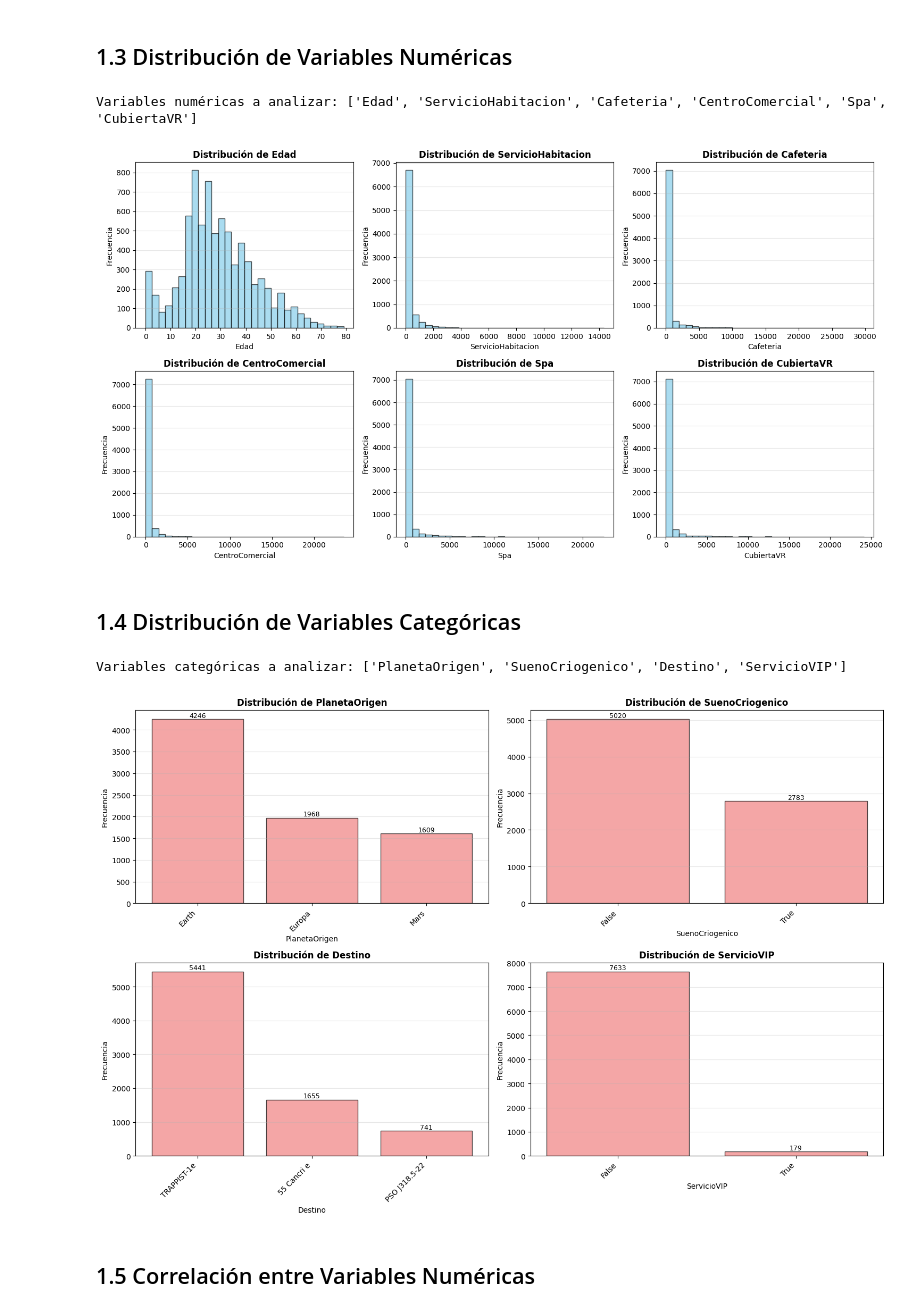
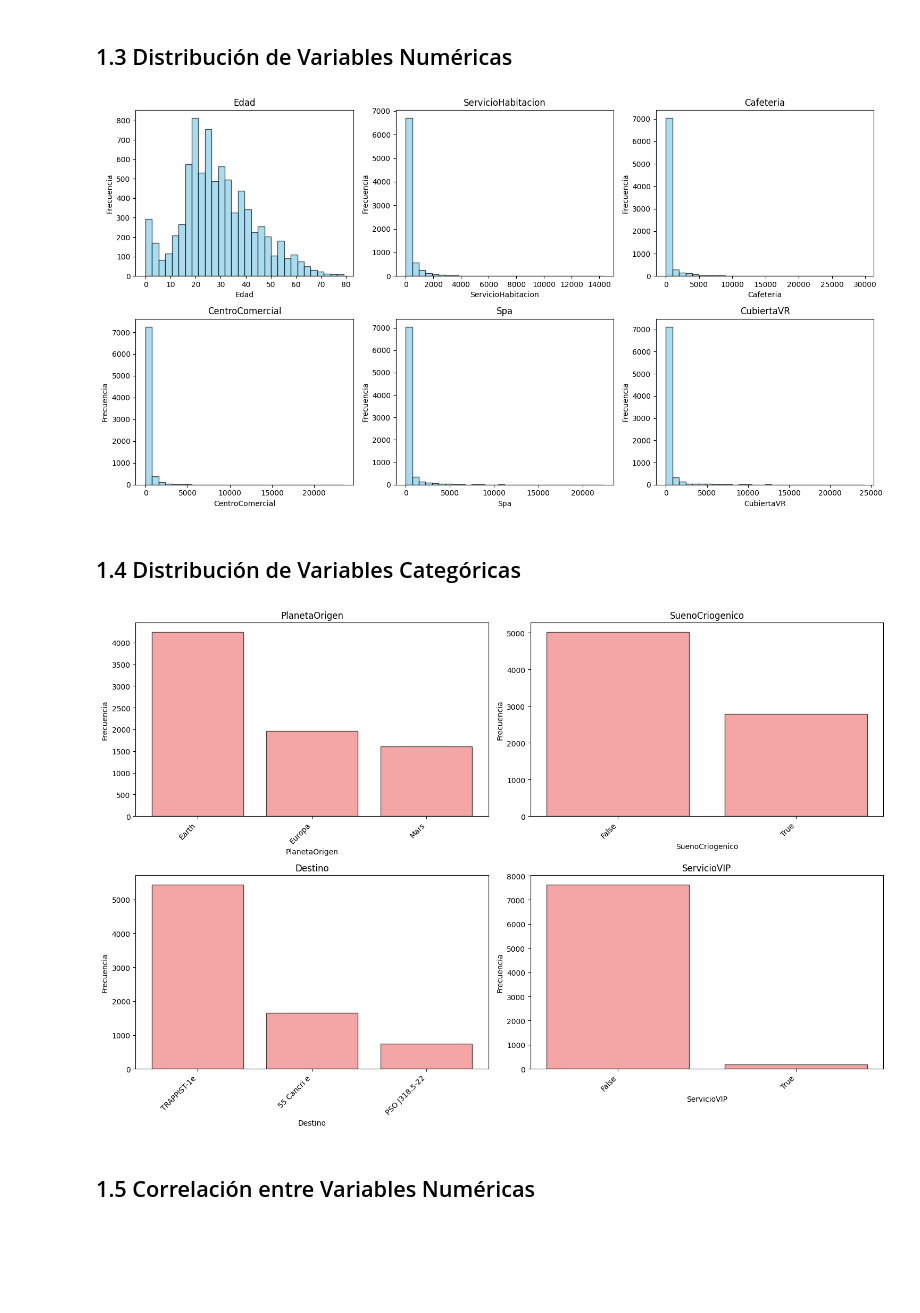
Before and after one commit to SantiagoTorresHernandez/modelo_de_clasificacion, a Jupyter notebook: odisea_cosmica.ipynb, the cells around one changed output. Drawn from its saved outputs; the diff is of its cells as text; code cells hidden in the pictures; blank space fills up the shorter version.

```diff
--- a/odisea_cosmica.ipynb
+++ b/odisea_cosmica.ipynb
@@ -249,47 +131,38 @@ Name: proportion, dtype: float64
 # %% [markdown]
 ## 1.3 Distribución de Variables Numéricas
 # %%
-# Identificar variables numéricas (excluyendo el ID)
+# Variables numéricas
 numeric_cols = df.select_dtypes(include=[np.number]).columns.tolist()
 if 'IdPasajero' in df.columns:
     numeric_cols = [col for col in numeric_cols if col != 'IdPasajero']
 
-print(f"Variables numéricas a analizar: {numeric_cols}\n")
-
-# Histogramas de variables numéricas
 n_cols = 3
 n_rows = (len(numeric_cols) + n_cols - 1) // n_cols
 
 fig, axes = plt.subplots(n_rows, n_cols, figsize=(15, n_rows * 4))
 axes = axes.flatten() if len(numeric_cols) > 1 else [axes]
 
 for idx, col in enumerate(numeric_cols):
     if idx < len(axes):
         axes[idx].hist(df[col].dropna(), bins=30, color='skyblue', edgecolor='black', alpha=0.7)
-        axes[idx].set_title(f'Distribución de {col}', fontsize=12, fontweight='bold')
+        axes[idx].set_title(f'{col}')
         axes[idx].set_xlabel(col)
         axes[idx].set_ylabel('Frecuencia')
-        axes[idx].grid(axis='y', alpha=0.3)
 
-# Ocultar ejes vacíos
 for idx in range(len(numeric_cols), len(axes)):
     axes[idx].axis('off')
 
 plt.tight_layout()
 plt.show()
 # %% [output]
-Variables numéricas a analizar: ['Edad', 'ServicioHabitacion', 'Cafeteria', 'CentroComercial', 'Spa', 'CubiertaVR']
-[figure, old version]
+[figure, new version]
 # %% [markdown]
 ## 1.4 Distribución de Variables Categóricas
 # %%
-# Identificar variables categóricas importantes (excluyendo ID, Iniciales, Cabina que es muy específica)
+# Variables categóricas
 categorical_cols = ['PlanetaOrigen', 'SuenoCriogenico', 'Destino', 'ServicioVIP']
 categorical_cols = [col for col in categorical_cols if col in df.columns]
 
-print(f"Variables categóricas a analizar: {categorical_cols}\n")
-
-# Gráficos de barras para variables categóricas
 n_cols = 2
 n_rows = (len(categorical_cols) + n_cols - 1) // n_cols
 
@@ -300,26 +173,19 @@ for idx, col in enumerate(categorical_cols):
     if idx < len(axes):
         value_counts = df[col].value_counts()
         axes[idx].bar(range(len(value_counts)), value_counts.values, color='lightcoral', edgecolor='black', alpha=0.7)
-        axes[idx].set_title(f'Distribución de {col}', fontsize=12, fontweight='bold')
+        axes[idx].set_title(f'{col}')
         axes[idx].set_xlabel(col)
         axes[idx].set_ylabel('Frecuencia')
         axes[idx].set_xticks(range(len(value_counts)))
         axes[idx].set_xticklabels(value_counts.index, rotation=45, ha='right')
-        axes[idx].grid(axis='y', alpha=0.3)
 
-        # Añadir valores en las barras
-        for i, v in enumerate(value_counts.values):
-            axes[idx].text(i, v + max(value_counts.values) * 0.01, str(v), ha='center', fontsize=9)
-
-# Ocultar ejes vacíos
 for idx in range(len(categorical_cols), len(axes)):
     axes[idx].axis('off')
 
 plt.tight_layout()
 plt.show()
 # %% [output]
-Variables categóricas a analizar: ['PlanetaOrigen', 'SuenoCriogenico', 'Destino', 'ServicioVIP']
-[figure, old version]
+[figure, new version]
 # %% [markdown]
 ## 1.5 Correlación entre Variables Numéricas
 # %%
```
Also changed, not shown: parts of 49 cells of this notebook, 2 other files.
